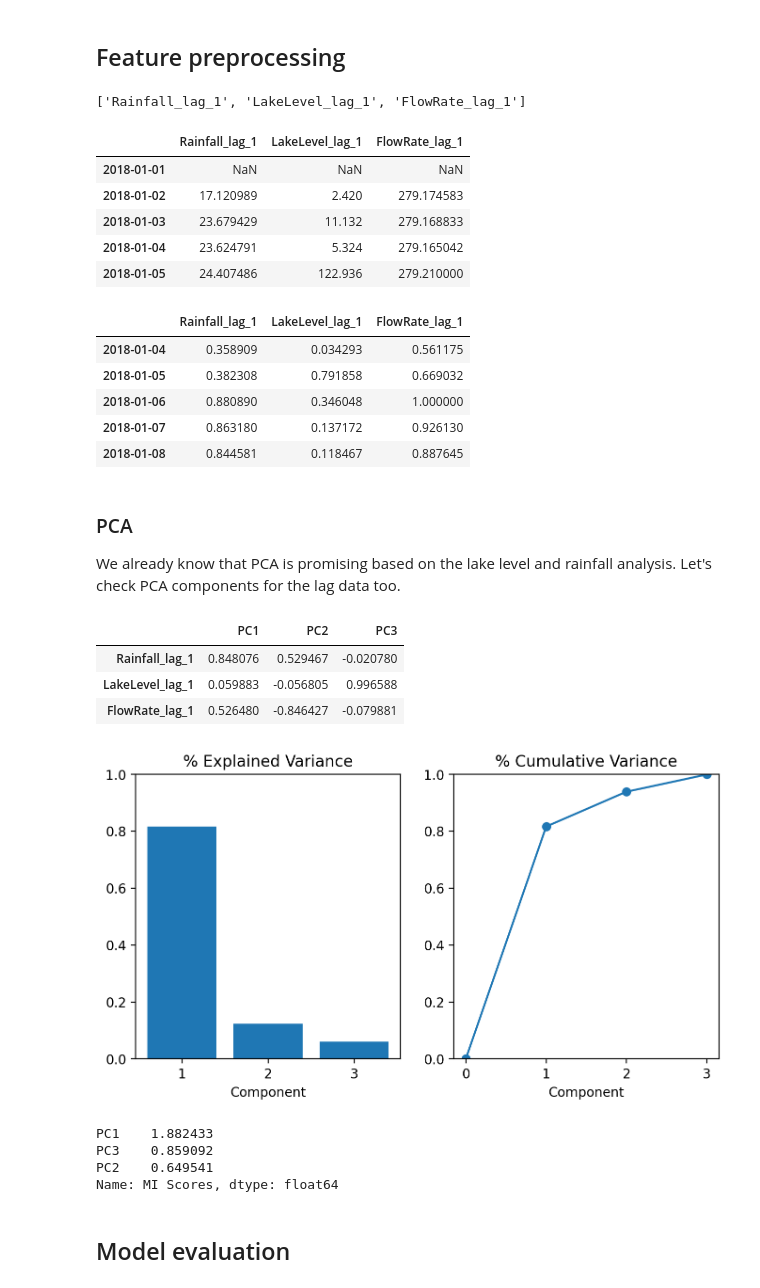
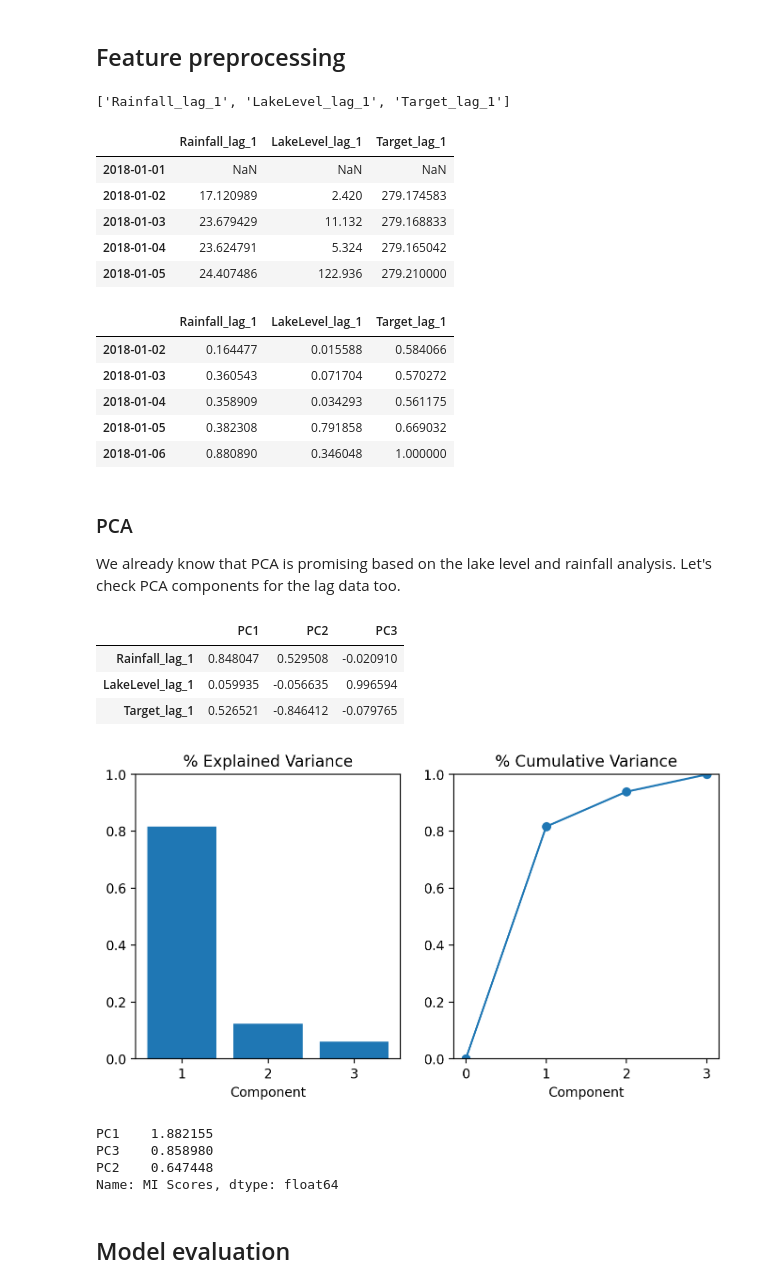
Before and after one commit to chrisgjarrett/kaituna-model, a Jupyter notebook: kaituna-flow-predictions-gate-level-classification.ipynb, the cells around one changed output. Cells and saved outputs as stored; diff of their text form; code cells hidden in the pictures.

```diff
--- a/kaituna-flow-predictions-gate-level-classification.ipynb
+++ b/kaituna-flow-predictions-gate-level-classification.ipynb
@@ -752,7 +754,7 @@ n_target_lags = 1
 # for the lake level and rainfall data
 preprocessor = ColumnTransformer(
     transformers=[
-        ("target_lags", make_lags_transformer(n_target_lags), ["FlowRate"]),
+        ("target_lags", make_lags_transformer(n_target_lags), [target_column]),
         ("rainfall_lags", make_lags_transformer(n_lags), ["Rainfall"]),
         ("lakelevel_lags", make_lags_transformer(n_lags), ["LakeLevel"])
     ],
@@ -760,26 +762,26 @@ preprocessor = ColumnTransformer(
 # %%
 X_preprocessed = preprocessor.fit_transform(X_daily)
 
 # Get column names
 column_prefixes = [
     #"FlowRate",
     "Rainfall",
     "LakeLevel"]
 column_names = []
 for column_prefix in column_prefixes:
     temp_list = [column_prefix + "_lag_{}".format(i) for i in range(1,n_lags + 1)]
     column_names.extend(temp_list)
 
-column_names.extend(["FlowRate_lag_1"])
+column_names.extend(["Target_lag_1"])
 display(column_names)
 
 # Create data frame
 X_nonseasonal_features = pd.DataFrame(X_preprocessed, columns=column_names, index=X_daily.index)
 
 display(X_nonseasonal_features.head())
 # %% [output]
-['Rainfall_lag_1', 'LakeLevel_lag_1', 'FlowRate_lag_1']
+['Rainfall_lag_1', 'LakeLevel_lag_1', 'Target_lag_1']
-|  | Rainfall_lag_1 | LakeLevel_lag_1 | FlowRate_lag_1 |
+|  | Rainfall_lag_1 | LakeLevel_lag_1 | Target_lag_1 |
 | 2018-01-01 | NaN | NaN | NaN |
 | 2018-01-02 | 17.120989 | 2.420 | 279.174583 |
 | 2018-01-03 | 23.679429 | 11.132 | 279.168833 |
@@ -813,12 +814,12 @@ X_nonseasonal_features = pd.DataFrame(scaler.fit_transform(X_nonseasonal_feature
 
 X_nonseasonal_features.head()
 # %% [output]
-|  | Rainfall_lag_1 | LakeLevel_lag_1 | FlowRate_lag_1 |
+|  | Rainfall_lag_1 | LakeLevel_lag_1 | Target_lag_1 |
+| 2018-01-02 | 0.164477 | 0.015588 | 0.584066 |
+| 2018-01-03 | 0.360543 | 0.071704 | 0.570272 |
 | 2018-01-04 | 0.358909 | 0.034293 | 0.561175 |
 | 2018-01-05 | 0.382308 | 0.791858 | 0.669032 |
 | 2018-01-06 | 0.880890 | 0.346048 | 1.000000 |
-| 2018-01-07 | 0.863180 | 0.137172 | 0.926130 |
-| 2018-01-08 | 0.844581 | 0.118467 | 0.887645 |
 # %% [markdown]
 ### PCA
 
@@ -846,9 +847,9 @@ display(loadings)
 plot_variance(pca);
 # %% [output]
 |  | PC1 | PC2 | PC3 |
-| Rainfall_lag_1 | 0.848076 | 0.529467 | -0.020780 |
-| LakeLevel_lag_1 | 0.059883 | -0.056805 | 0.996588 |
-| FlowRate_lag_1 | 0.526480 | -0.846427 | -0.079881 |
+| Rainfall_lag_1 | 0.848047 | 0.529508 | -0.020910 |
+| LakeLevel_lag_1 | 0.059935 | -0.056635 | 0.996594 |
+| Target_lag_1 | 0.526521 | -0.846412 | -0.079765 |
 [figure]
 # %%
 # MI scores for PCA components
@@ -857,9 +858,9 @@ pca_mi_scores = make_mi_scores(X_pca, y[target_column],discrete_features=False)
 
 display(pca_mi_scores)
 # %% [output]
-PC1    1.882433
-PC3    0.859092
-PC2    0.649541
+PC1    1.882155
+PC3    0.858980
+PC2    0.647448
 Name: MI Scores, dtype: float64
 # %%
 #Get relevant PCA
```
Also changed, not shown: parts of 17 cells of this notebook.
